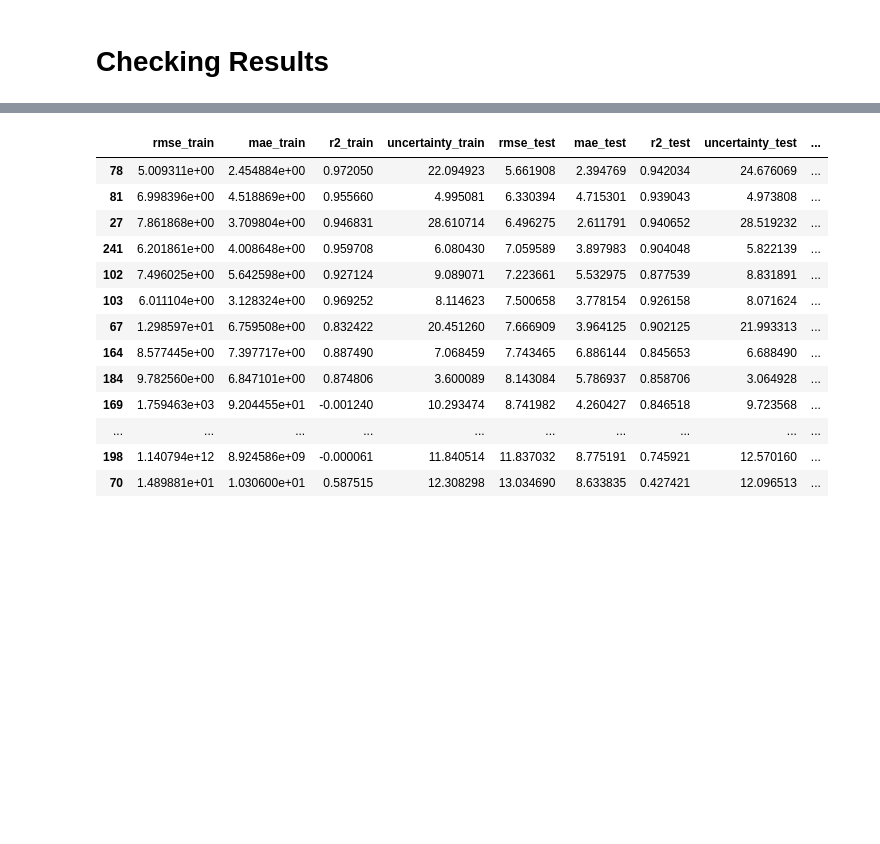
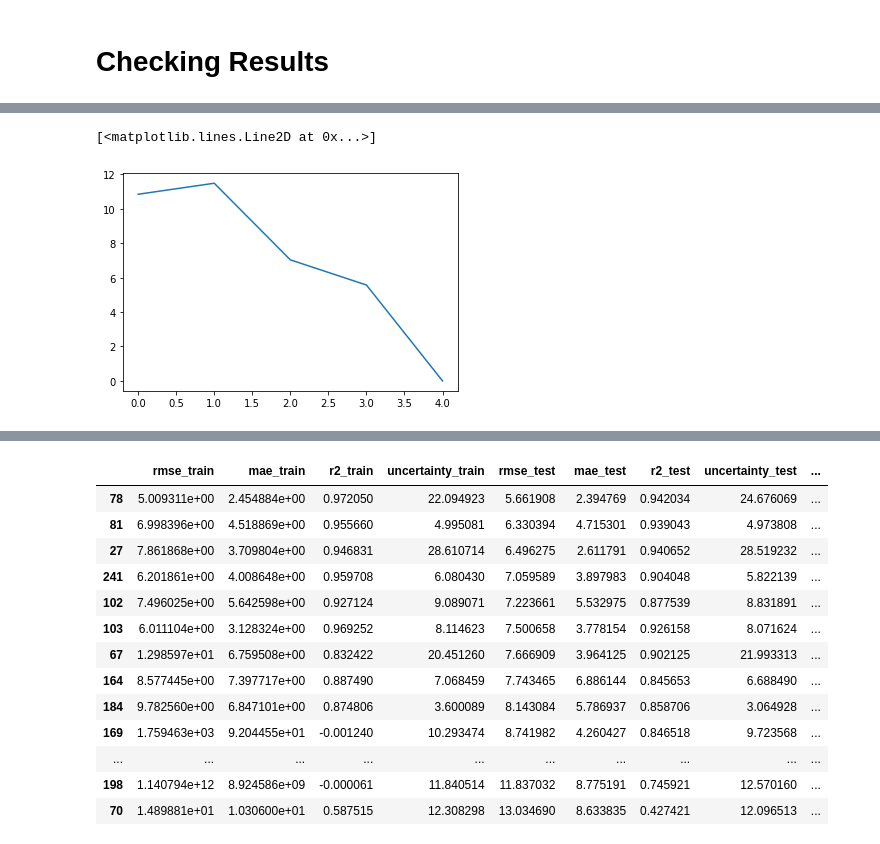
Before and after one commit to MariosKef/RULe, a Jupyter notebook: test_SO_dataset1.ipynb, the cells around one changed output, grey strips where cells are left out. Drawn from its saved outputs; the diff is of its cells as text; code cells hidden in the pictures; blank space fills up the shorter version.

```diff
--- a/test_SO_dataset1.ipynb
+++ b/test_SO_dataset1.ipynb
@@ -24,0 +75,5 @@ configs.shape
+# %%
+plt.plot(np.arange(HA_pareto.shape[0]), HA_pareto.to_numpy())
+# %% [output]
+[<matplotlib.lines.Line2D at 0x...>]
+[figure, added]
```
Also changed, not shown: parts of 16 cells of this notebook, 1 other file.
